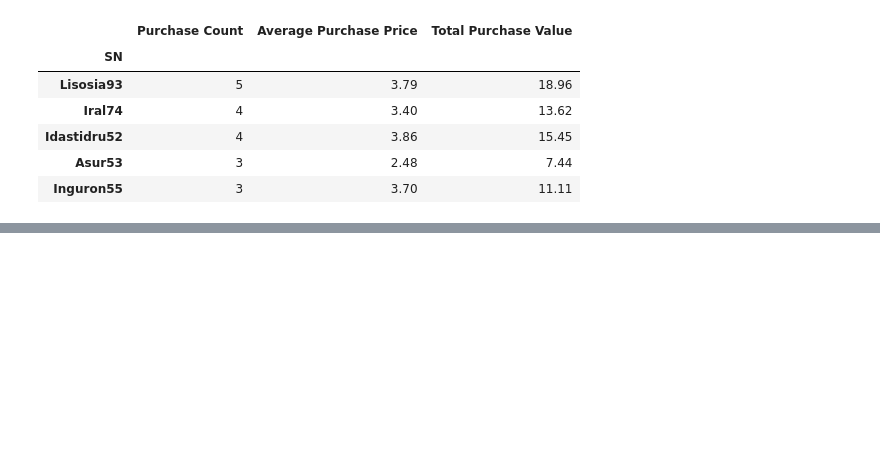
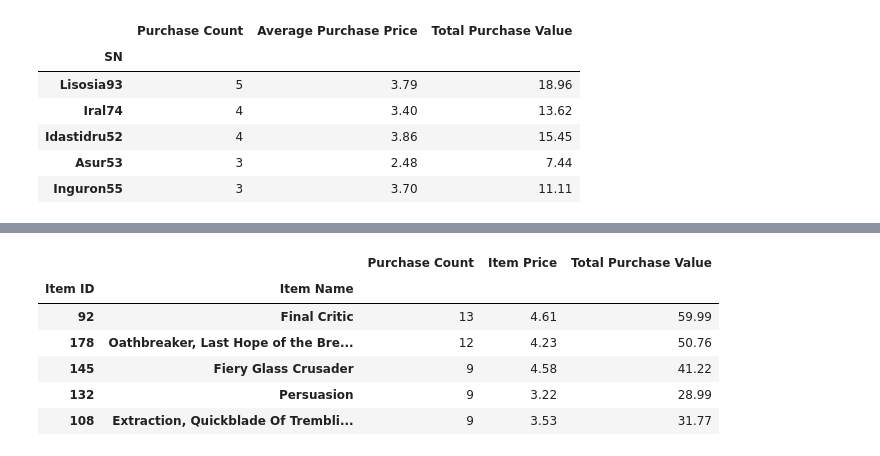
Before and after one commit to aebowden36/pandas-challenge, a Jupyter notebook: HeroesOfPymoli/HeroesOfPymoli.ipynb, the cells around one changed output, grey strips where cells are left out. Cells and saved outputs as stored; diff of their text form; code cells hidden in the pictures; blank space fills up the shorter version.

```diff
--- a/HeroesOfPymoli/HeroesOfPymoli.ipynb
+++ b/HeroesOfPymoli/HeroesOfPymoli.ipynb
@@ -321,0 +313,17 @@ top_merged_final_renamed.head()
+# %%
+popular_total_purchase = most_popular_df.sum()
+popular_total_purchase_sorted = popular_total_purchase.sort_values("Price", ascending=False)
+popular_total_purchase_df = popular_total_purchase_sorted[["Price"]]
+# %%
+popular_merged_final = pd.merge(popular_merged_initial, popular_total_purchase_df, on=["Item ID","Item Name"], how="outer")
+
+popular_merged_final_renamed = popular_merged_final.rename(columns={"Purchase ID":"Purchase Count","Price_x":"Item Price","Price_y":"Total Purchase Value"})
+popular_merged_final_renamed.head()
+# %% [output]
+|  |  | Purchase Count | Item Price | Total Purchase Value |
+| Item ID | Item Name |  |  |  |
+| 92 | Final Critic | 13 | 4.61 | 59.99 |
+| 178 | Oathbreaker, Last Hope of the Bre... | 12 | 4.23 | 50.76 |
+| 145 | Fiery Glass Crusader | 9 | 4.58 | 41.22 |
+| 132 | Persuasion | 9 | 3.22 | 28.99 |
+| 108 | Extraction, Quickblade Of Trembli... | 9 | 3.53 | 31.77 |
```
Also changed, not shown: parts of 7 cells of this notebook.
